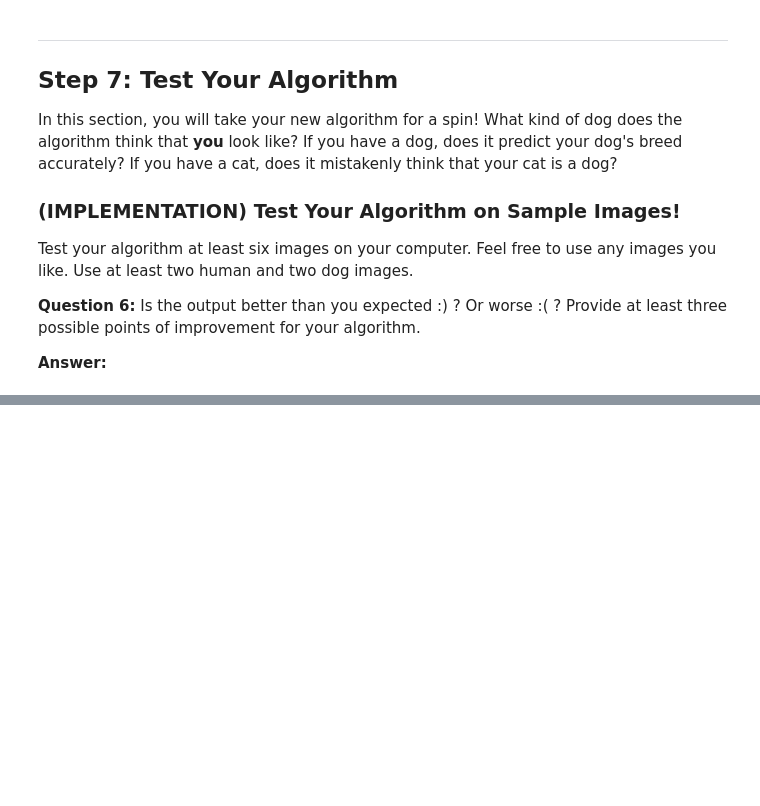
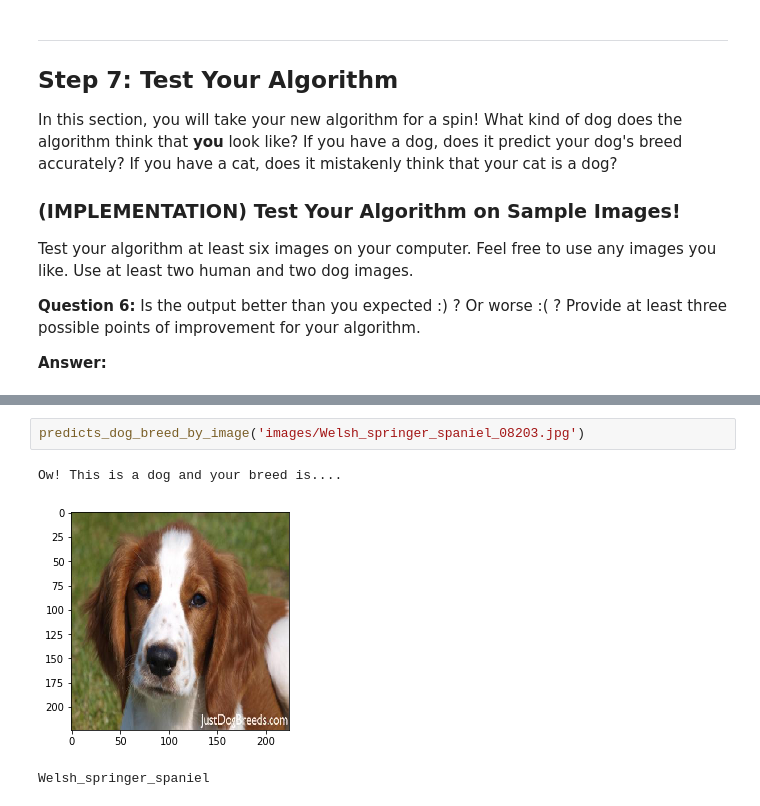
Before and after one commit to gutomcosta/dog-project, a Jupyter notebook: dog_app.ipynb, the cells around one changed output, grey strips where cells are left out. Cells and saved outputs as stored; diff of their text form; blank space fills up the shorter version.

```diff
--- a/dog_app.ipynb
+++ b/dog_app.ipynb
@@ -851,0 +1009,6 @@ NameError: global name 'show_results_for_other' is not defined
+# %%
+predicts_dog_breed_by_image('images/Welsh_springer_spaniel_08203.jpg')
+# %% [output]
+Ow! This is a dog and your breed is....
+[figure, added]
+Welsh_springer_spaniel
```
Also changed, not shown: parts of 26 cells of this notebook.
